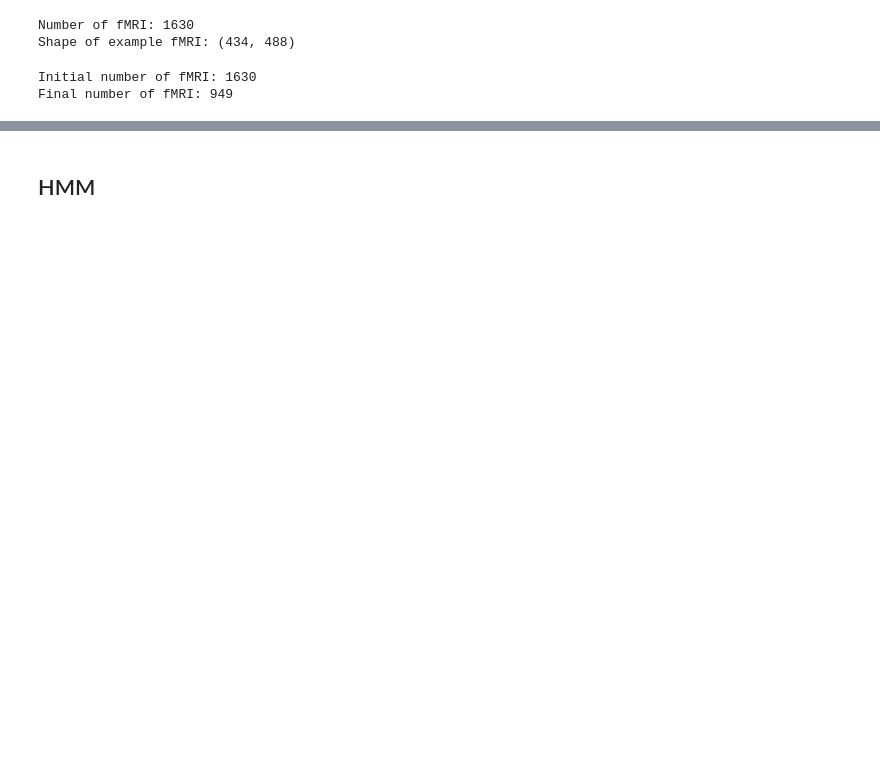
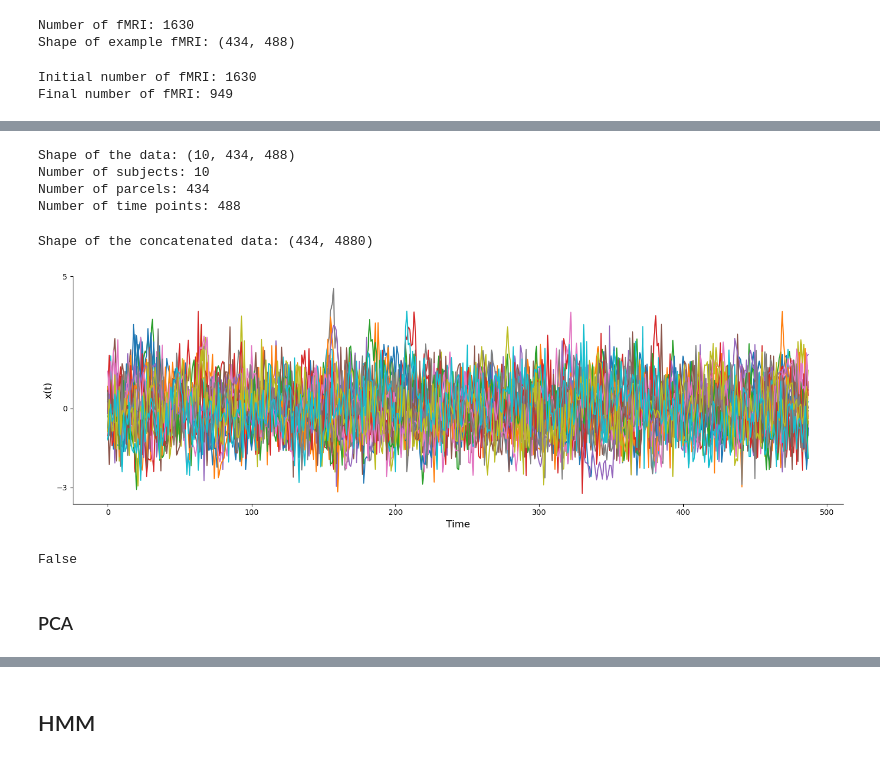
Before and after one commit to MarcoZenari/brainhackRome2025, a Jupyter notebook: hmm_fit.ipynb, the cells around one changed output, grey strips where cells are left out. Drawn from its saved outputs; the diff is of its cells as text; code cells hidden in the pictures; blank space fills up the shorter version.

```diff
--- a/hmm_fit.ipynb
+++ b/hmm_fit.ipynb
@@ -151,0 +155,32 @@ plot_signals(data_zsc[k].T, dt = 1, n_plot=20, n_parcels=data_zsc[k].shape[1], t
+# %%
+print('Shape of the data:', data_zsc.shape)
+
+n_subject = data_zsc.shape[0]
+n_parcels = data_zsc.shape[1]
+n_time = data_zsc.shape[2]
+
+print('Number of subjects:', n_subject)
+print('Number of parcels:', n_parcels)
+print('Number of time points:', n_time)
+# %% [output]
+Shape of the data: (10, 434, 488)
+Number of subjects: 10
+Number of parcels: 434
+Number of time points: 488
+# %%
+### concatenating the data
+x = data_zsc.transpose(1, 0, 2).reshape(n_parcels, n_time * n_subject)
+print('Shape of the concatenated data:', x.shape)
+# %% [output]
+Shape of the concatenated data: (434, 4880)
+# %%
+plot_signals(x[:, :488].T, dt = 1, n_plot=20, n_parcels=20, figsize=(15, 5))
+# %% [output]
+[figure, added]
+# %%
+#checking for Nan
+np.isnan(x).any()
+# %% [output]
+False
+# %% [markdown]
+### PCA
```
Also changed, not shown: parts of 22 cells of this notebook.
